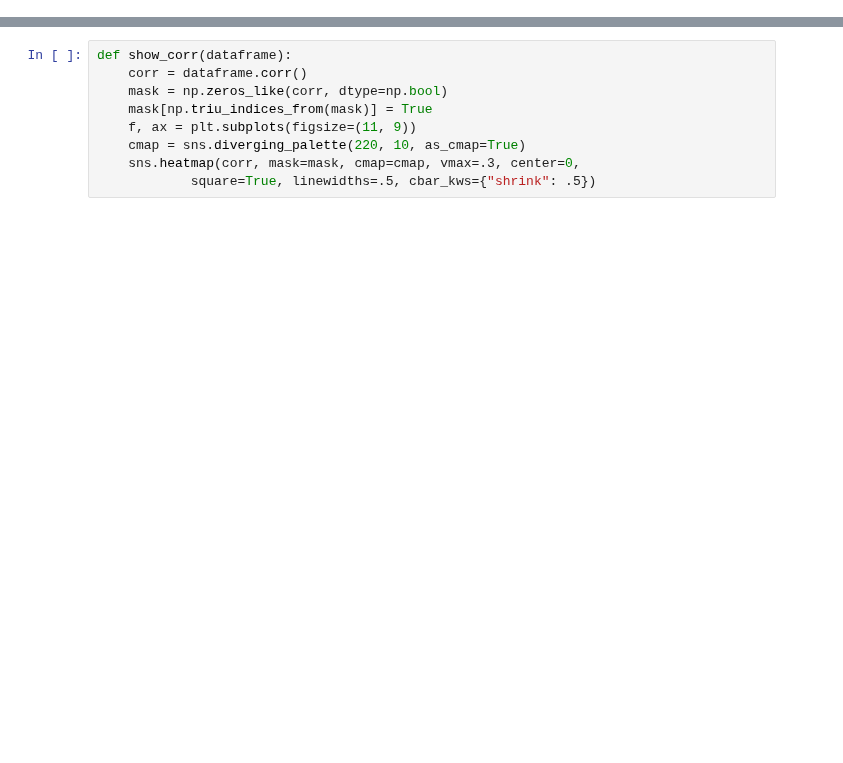
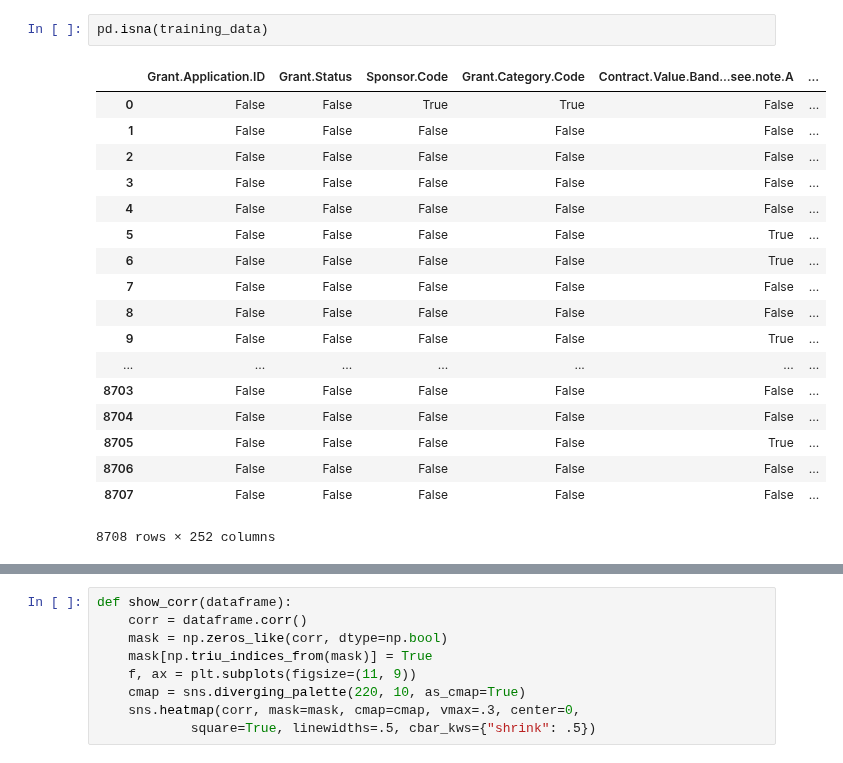
Before and after one commit to 2018HCIntern/2018HCIntern, a Jupyter notebook: GAN/milestone.grant/eda.ipynb, the cells around one changed output, grey strips where cells are left out. Cells and saved outputs as stored; diff of their text form; blank space fills up the shorter version.

```diff
--- a/GAN/milestone.grant/eda.ipynb
+++ b/GAN/milestone.grant/eda.ipynb
@@ -12,0 +60,21 @@ tr_d = tr_d.dropna(axis = 1, how='all')
+# %%
+pd.isna(training_data)
+# %% [output]
+|  | Grant.Application.ID | Grant.Status | Sponsor.Code | Grant.Category.Code | Contract.Value.Band...see.note.A | ... |
+| 0 | False | False | True | True | False | ... |
+| 1 | False | False | False | False | False | ... |
+| 2 | False | False | False | False | False | ... |
+| 3 | False | False | False | False | False | ... |
+| 4 | False | False | False | False | False | ... |
+| 5 | False | False | False | False | True | ... |
+| 6 | False | False | False | False | True | ... |
+| 7 | False | False | False | False | False | ... |
+| 8 | False | False | False | False | False | ... |
+| 9 | False | False | False | False | True | ... |
+| ... | ... | ... | ... | ... | ... | ... |
+| 8703 | False | False | False | False | False | ... |
+| 8704 | False | False | False | False | False | ... |
+| 8705 | False | False | False | False | True | ... |
+| 8706 | False | False | False | False | False | ... |
+| 8707 | False | False | False | False | False | ... |
+8708 rows × 252 columns
```
Also changed, not shown: parts of 41 cells of this notebook, 14 other files.
